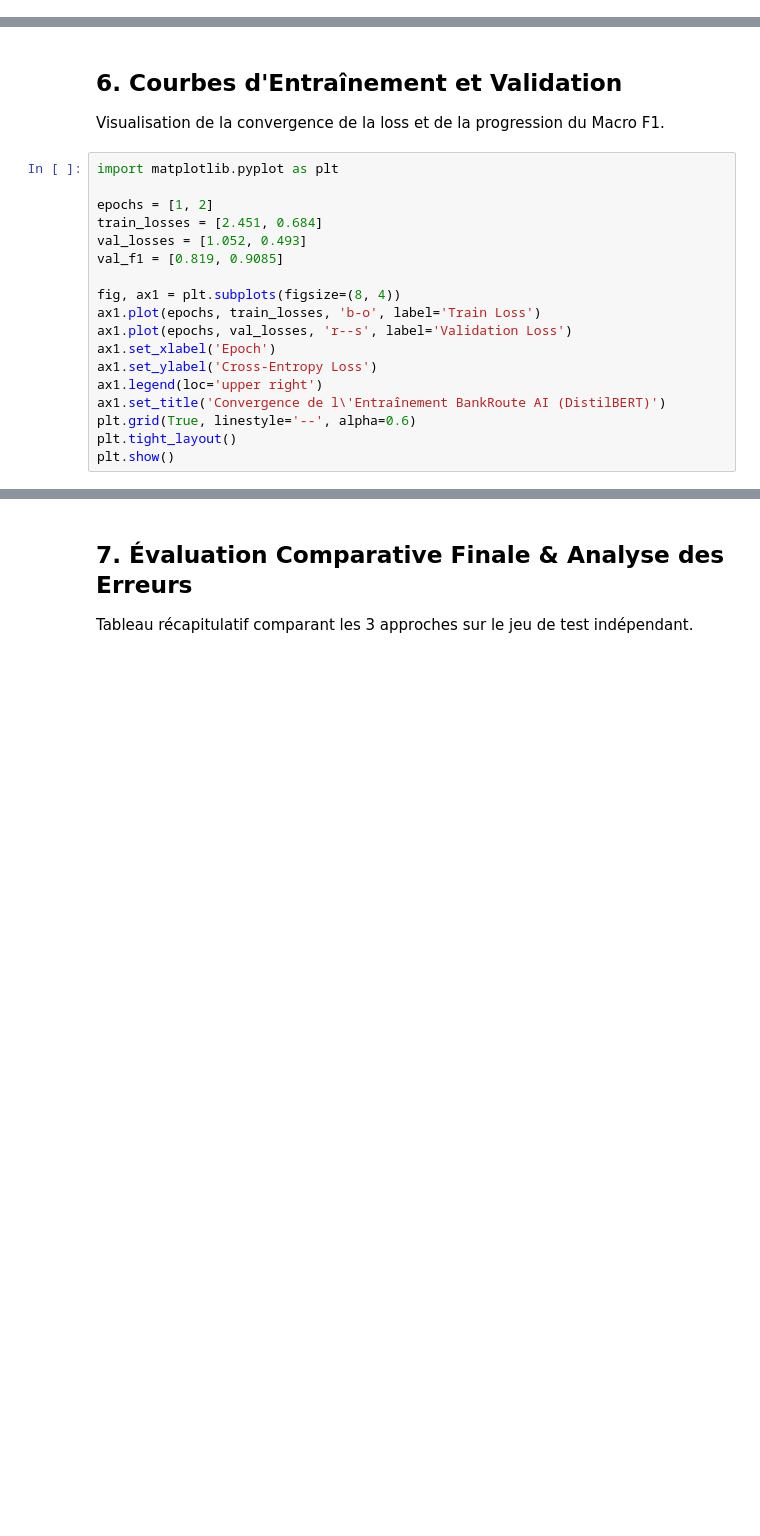
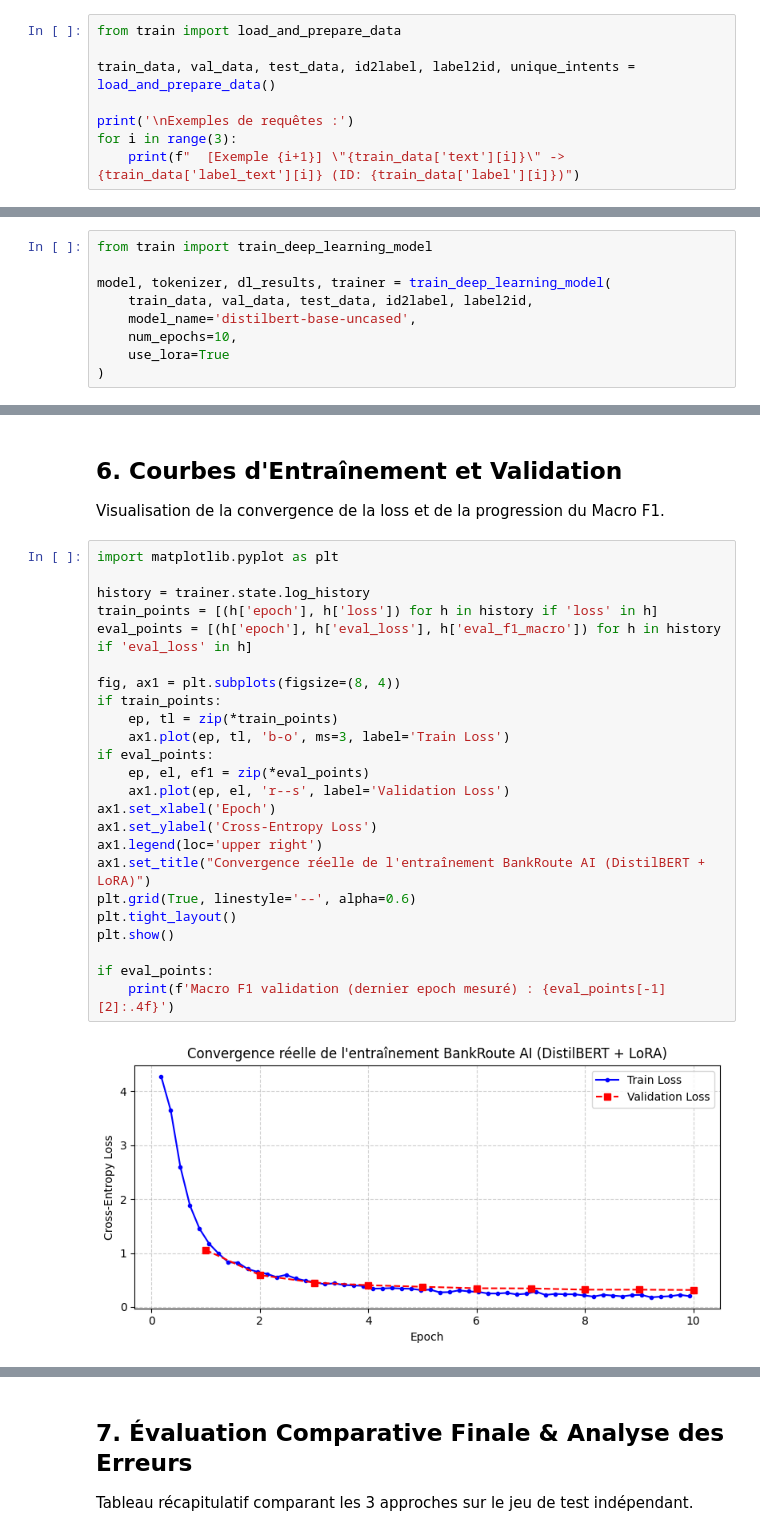
Before and after one commit to Yamnyr/BankRoute-AI, a Jupyter notebook: BankRoute_AI_Training.ipynb, the cells around one changed output, grey strips where cells are left out. Drawn from its saved outputs; the diff is of its cells as text; blank space fills up the shorter version.

Commit message:
Training + correctifs

```diff
--- a/BankRoute_AI_Training.ipynb
+++ b/BankRoute_AI_Training.ipynb
@@ -91,0 +60,8 @@ Exemples de requêtes :
+# %%
+from train import load_and_prepare_data
+
+train_data, val_data, test_data, id2label, label2id, unique_intents = load_and_prepare_data()
+
+print('\nExemples de requêtes :')
+for i in range(3):
+    print(f"  [Exemple {i+1}] \"{train_data['text'][i]}\" -> {train_data['label_text'][i]} (ID: {train_data['label'][i]})")
@@ -194,0 +138,9 @@ Entraînement LoRA achevé avec succès !
+# %%
+from train import train_deep_learning_model
+
+model, tokenizer, dl_results, trainer = train_deep_learning_model(
+    train_data, val_data, test_data, id2label, label2id,
+    model_name='distilbert-base-uncased',
+    num_epochs=10,
+    use_lora=True
+)
@@ -199,19 +198,26 @@ Visualisation de la convergence de la loss et de la progression du Macro F1.
 # %%
 import matplotlib.pyplot as plt
 
-epochs = [1, 2]
-train_losses = [2.451, 0.684]
-val_losses = [1.052, 0.493]
-val_f1 = [0.819, 0.9085]
+history = trainer.state.log_history
+train_points = [(h['epoch'], h['loss']) for h in history if 'loss' in h]
+eval_points = [(h['epoch'], h['eval_loss'], h['eval_f1_macro']) for h in history if 'eval_loss' in h]
 
 fig, ax1 = plt.subplots(figsize=(8, 4))
-ax1.plot(epochs, train_losses, 'b-o', label='Train Loss')
-ax1.plot(epochs, val_losses, 'r--s', label='Validation Loss')
+if train_points:
+    ep, tl = zip(*train_points)
+    ax1.plot(ep, tl, 'b-o', ms=3, label='Train Loss')
+if eval_points:
+    ep, el, ef1 = zip(*eval_points)
+    ax1.plot(ep, el, 'r--s', label='Validation Loss')
 ax1.set_xlabel('Epoch')
 ax1.set_ylabel('Cross-Entropy Loss')
 ax1.legend(loc='upper right')
-ax1.set_title('Convergence de l\'Entraînement BankRoute AI (DistilBERT)')
+ax1.set_title("Convergence réelle de l'entraînement BankRoute AI (DistilBERT + LoRA)")
 plt.grid(True, linestyle='--', alpha=0.6)
 plt.tight_layout()
 plt.show()
+
+if eval_points:
+    print(f'Macro F1 validation (dernier epoch mesuré) : {eval_points[-1][2]:.4f}')
 # %% [output]
+[figure, added]
```
Also changed, not shown: parts of 13 cells of this notebook, 14 other files.
